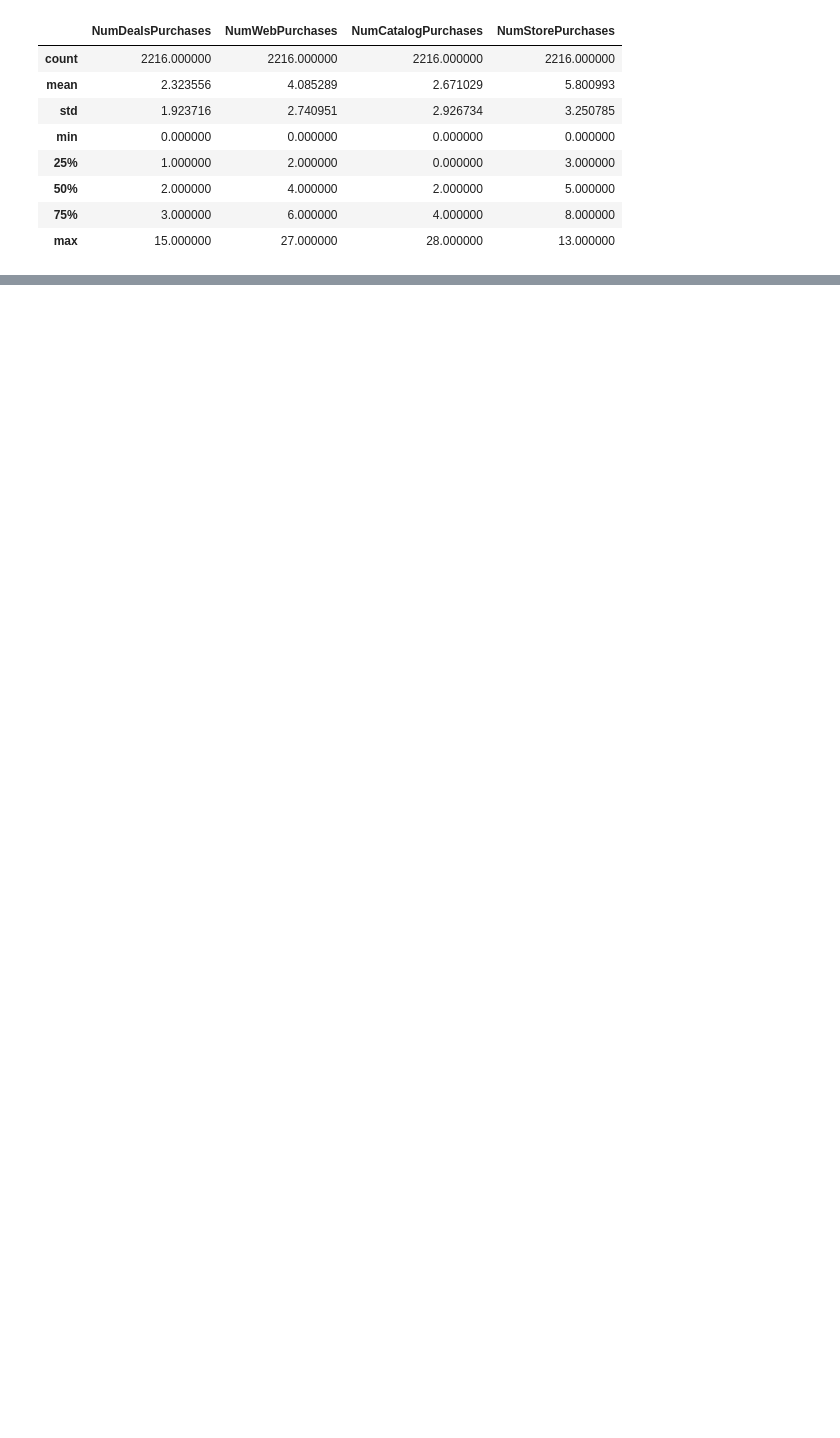
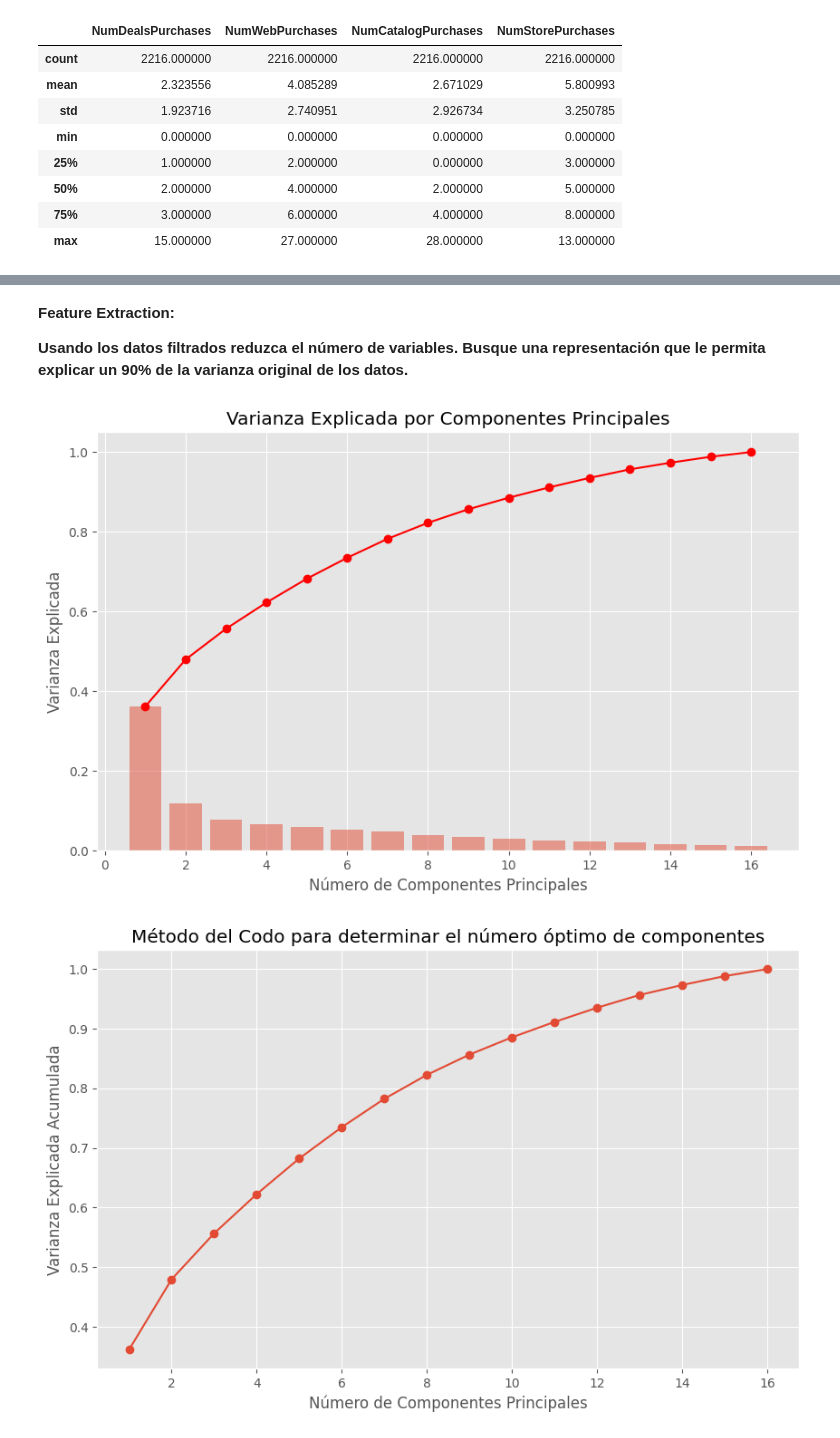
Before and after one commit to fidebravo/Modulo6, a Jupyter notebook: Modulo6_Sprint.ipynb, the cells around one changed output, grey strips where cells are left out. Saved outputs shown, nothing was run; the diff lists cells and outputs as text; code cells hidden in the pictures; blank space fills up the shorter version.

```diff
--- a/Modulo6_Sprint.ipynb
+++ b/Modulo6_Sprint.ipynb
@@ -226,0 +340,45 @@ df_compras.describe()
+# %%
+sprint6_clientes.drop(indice_atipicos_web, inplace=True)
+sprint6_clientes.drop(indice_atipicos_catalog, inplace=True)
+
+ultimos_indices_eliminar = sprint6_clientes.nlargest(38, 'NumDealsPurchases').index
+sprint6_clientes = sprint6_clientes.drop(ultimos_indices_eliminar)
+
+filas_df_sprint_6_filtrado = sprint6_clientes.shape[0]
+# %% [markdown]
+**Feature Extraction:**
+
+**Usando los datos filtrados reduzca el número de variables. Busque una representación que le permita explicar un 90% de la varianza original de los datos.**
+# %%
+from sklearn.decomposition import PCA
+from sklearn.preprocessing import StandardScaler
+
+scaler = StandardScaler()
+df_normalizado = scaler.fit_transform(sprint6_clientes)
+
+pca = PCA()
+componentes_principales = pca.fit_transform(df_normalizado)
+
+varianza_explicada = pca.explained_variance_ratio_
+componentes = range(1, len(varianza_explicada) + 1)
+
+plt.figure(figsize=(10, 6))
+plt.bar(componentes, varianza_explicada, alpha=0.5, align='center')
+plt.plot(componentes, varianza_explicada.cumsum(), marker='o', color='r')
+plt.xlabel('Número de Componentes Principales')
+plt.ylabel('Varianza Explicada')
+plt.title('Varianza Explicada por Componentes Principales')
+plt.grid(True)
+plt.show()
+
+# Paso 4: Graficar el método del codo
+plt.figure(figsize=(10, 6))
+plt.plot(componentes, varianza_explicada.cumsum(), marker='o', linestyle='-')
+plt.xlabel('Número de Componentes Principales')
+plt.ylabel('Varianza Explicada Acumulada')
+plt.title('Método del Codo para determinar el número óptimo de componentes')
+plt.grid(True)
+plt.show()
+# %% [output]
+[figure, added]
+[figure, added]
```
Also changed, not shown: parts of 14 cells of this notebook.
